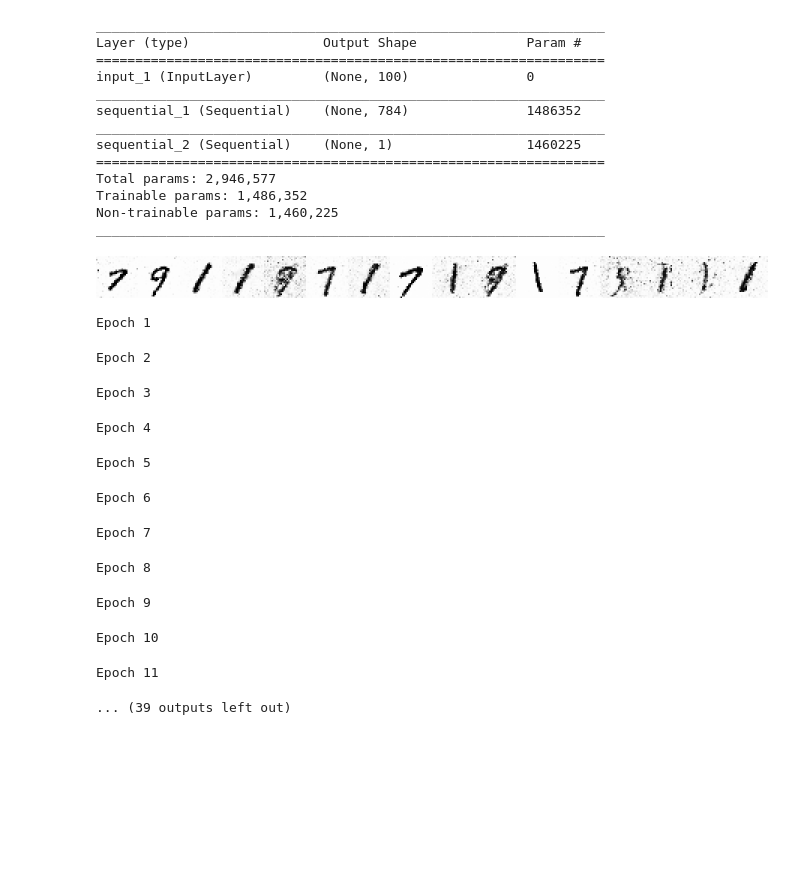
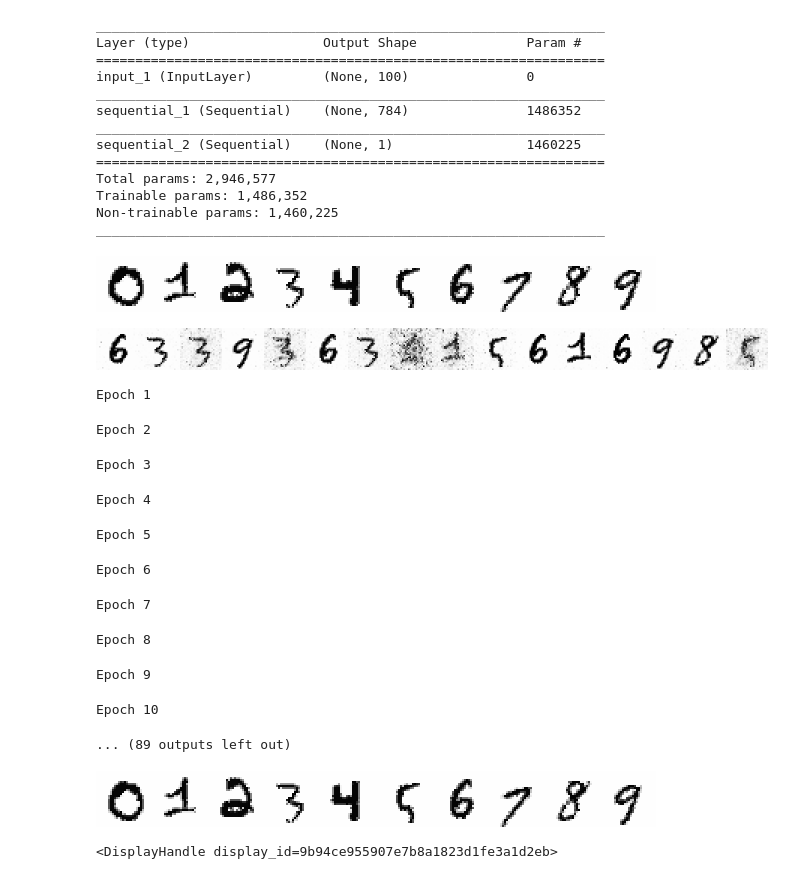
Before and after one commit to jchen8000/MachineLearning, a Jupyter notebook: Generative Adversarial Network/generative_adversarial_network.ipynb, the cells around one changed output. Drawn from its saved outputs; the diff is of its cells as text; code cells hidden in the pictures; blank space fills up the shorter version.

```diff
--- a/Generative Adversarial Network/generative_adversarial_network.ipynb
+++ b/Generative Adversarial Network/generative_adversarial_network.ipynb
@@ -201,8 +201,14 @@ def plot_output( epoch, generator, examples=16, initial=False, out=None ):
     else:
       output = init_display(plot_image)
       return( output )
+
+
+def plot_sample( sample ):
+    plot_image = np.concatenate(sample.reshape(sample.shape[0],28,28), axis = 1)
+    output = init_display(plot_image)
+    return( output )
 # %%
-def training(epochs=1, batch_size=128):
+def training(epochs=1, batch_size=128, sample_size=10):
 
     #Loading the data
     (X_train, y_train, X_test, y_test) = load_data()
@@ -213,7 +219,13 @@ def training(epochs=1, batch_size=128):
     discriminator= create_discriminator()
     gan = create_gan(discriminator, generator)
 
+    #Pick the sample images
+    sample = np.empty(shape=10).astype('uint8')
+    for i in range(0,10):
+      sample[i] = np.where(y_train==i)[0][5]
 
+    image_batch =X_train[sample]
+    plot_sample( image_batch )
     display_output = plot_output( 0, generator, examples=16, initial=True )
 
 
@@ -228,14 +240,14 @@ def training(epochs=1, batch_size=128):
 
             # Get a random set of  real images
             #image_batch =X_train[np.random.randint(low=0,high=X_train.shape[0],size=batch_size)]
-            image_batch =X_train[0:batch_size,:]
+            #image_batch =X_train[0:sample_size,:]
 
             #Construct different batches of  real and fake data
             X= np.concatenate([image_batch, generated_images])
 
             # Labels for generated and real data
-            y_dis=np.zeros(2*batch_size)
-            y_dis[:batch_size]=0.9
+            y_dis=np.zeros(sample_size+batch_size)
+            y_dis[:sample_size]=0.9
 
             #Pre train discriminator on  fake and real data  before starting the gan.
             discriminator.trainable=True
@@ -257,19 +269,30 @@ def training(epochs=1, batch_size=128):
         if e == 1 or e % 2 == 0:
             #plot_generated_images(e, generator)
             plot_output( e, generator, out=display_output )
-# %%
-training(50,128)
-# %% [output]
-[figure, removed]
-Epoch 1
-Epoch 2
-Epoch 3
-Epoch 4
-Epoch 5
-Epoch 6
-Epoch 7
-Epoch 8
-Epoch 9
-Epoch 10
-Epoch 11
-... (39 outputs left out)
+# %%
+training(500,64)
+# %% [output]
+[figure, added]
+[figure, added]
+Epoch 1
+Epoch 2
+Epoch 3
+Epoch 4
+Epoch 5
+Epoch 6
+Epoch 7
+Epoch 8
+Epoch 9
+Epoch 10
+... (89 outputs left out)
+# %%
+#Pick the sample images
+sample = np.empty(shape=10).astype('uint8')
+for i in range(0,10):
+  sample[i] = np.where(y_train==i)[0][5]
+
+image_batch =X_train[sample]
+plot_sample( image_batch )
+# %% [output]
+[figure, added]
+<DisplayHandle display_id=9b94ce955907e7b8a1823d1fe3a1d2eb>
```
Also changed, not shown: parts of 1 cell of this notebook.
